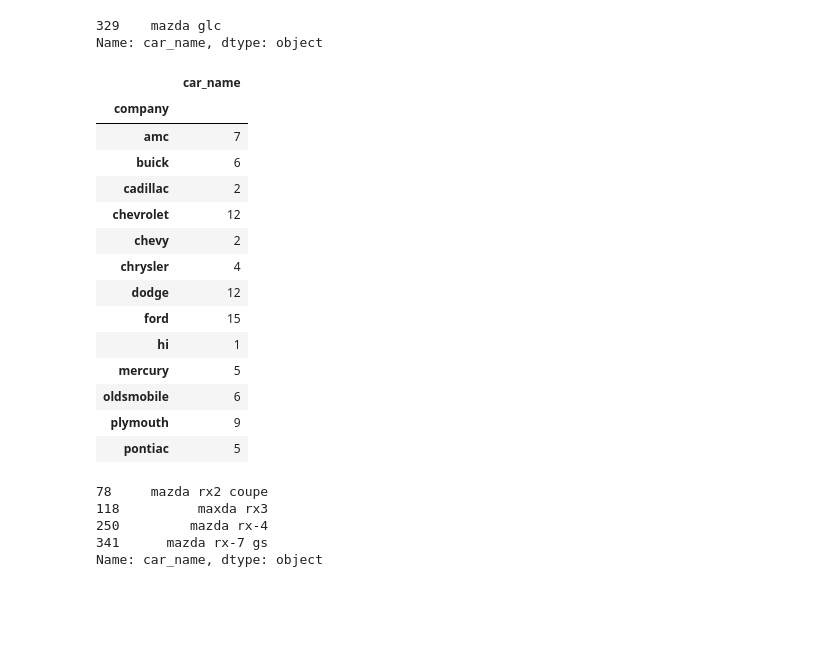
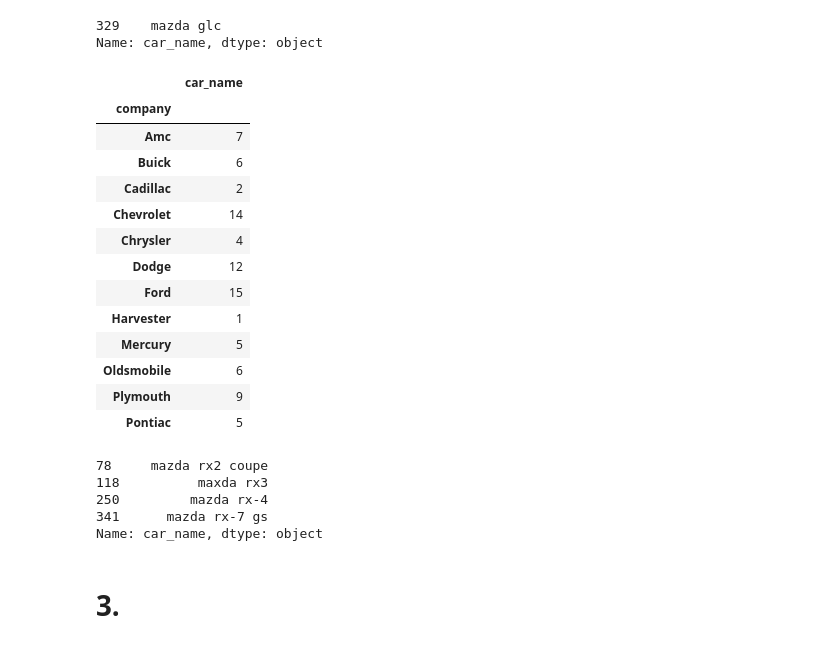
Before and after one commit to tonyvu1289/DV_lab03, a Jupyter notebook: code.ipynb, the cells around one changed output. Cells and saved outputs as stored; diff of their text form; code cells hidden in the pictures; blank space fills up the shorter version.

```diff
--- a/code.ipynb
+++ b/code.ipynb
@@ -11,3 +24,14 @@ data = pd.read_csv("http://archive.ics.uci.edu/ml/machine-learning-databases/aut
+# %%
+auto_misspelled = {'chevroelt': 'chevrolet',
+                   'chevy': 'chevrolet',
+                   'vokswagen': 'volkswagen',
+                   'vw': 'volkswagen',
+                   'hi': 'harvester',
+                   'maxda': 'mazda',
+                   'toyouta': 'toyota',
+                   'mercedes-benz': 'mercedes'}
+data['company'] = [auto_misspelled[key].title() if key in auto_misspelled else \
+               key.title() for key in [i.split()[0] for i in data['car_name']]]
 # %% [markdown]
 # 1. How many cars and how many attributes are in the data set.
 # %%
@@ -28,24 +52,22 @@ data.sort_values(by='mpg', ascending=False).head(1).car_name
 329    mazda glc
 Name: car_name, dtype: object
 # %%
-data['company'] = data['car_name'].str.split(' ').str.get(0)
 data[data['cylinders']==8.0][['company','car_name']].drop_duplicates().groupby('company').count()
 # %% [output]
 |  | car_name |
 | company |  |
-| amc | 7 |
-| buick | 6 |
-| cadillac | 2 |
-| chevrolet | 12 |
-| chevy | 2 |
-| chrysler | 4 |
-| dodge | 12 |
-| ford | 15 |
-| hi | 1 |
-| mercury | 5 |
-| oldsmobile | 6 |
-| plymouth | 9 |
-| pontiac | 5 |
+| Amc | 7 |
+| Buick | 6 |
+| Cadillac | 2 |
+| Chevrolet | 14 |
+| Chrysler | 4 |
+| Dodge | 12 |
+| Ford | 15 |
+| Harvester | 1 |
+| Mercury | 5 |
+| Oldsmobile | 6 |
+| Plymouth | 9 |
+| Pontiac | 5 |
 # %%
 ## 3-cynlinder
 data[data['cylinders']==3.0]['car_name'].drop_duplicates()
@@ -55,3 +77,5 @@ data[data['cylinders']==3.0]['car_name'].drop_duplicates()
 250         mazda rx-4
 341      mazda rx-7 gs
 Name: car_name, dtype: object
+# %% [markdown]
+# 3.
```
Also changed, not shown: parts of 17 cells of this notebook.
